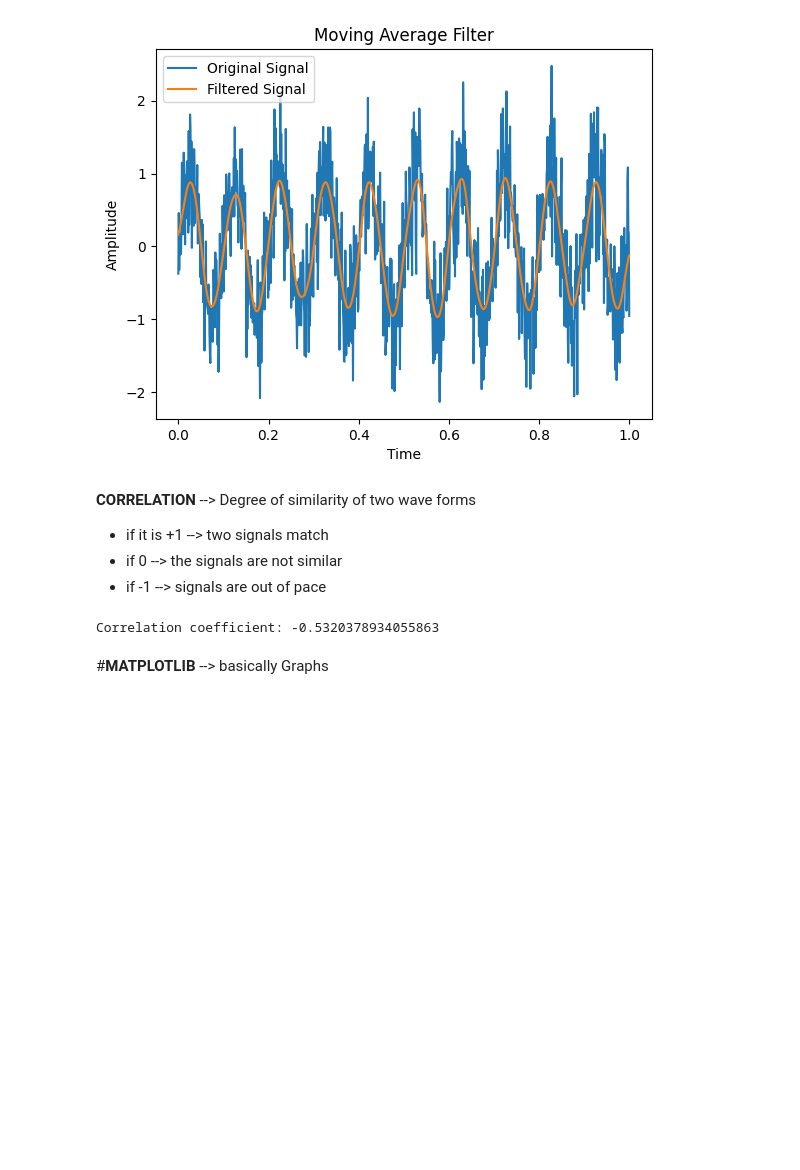
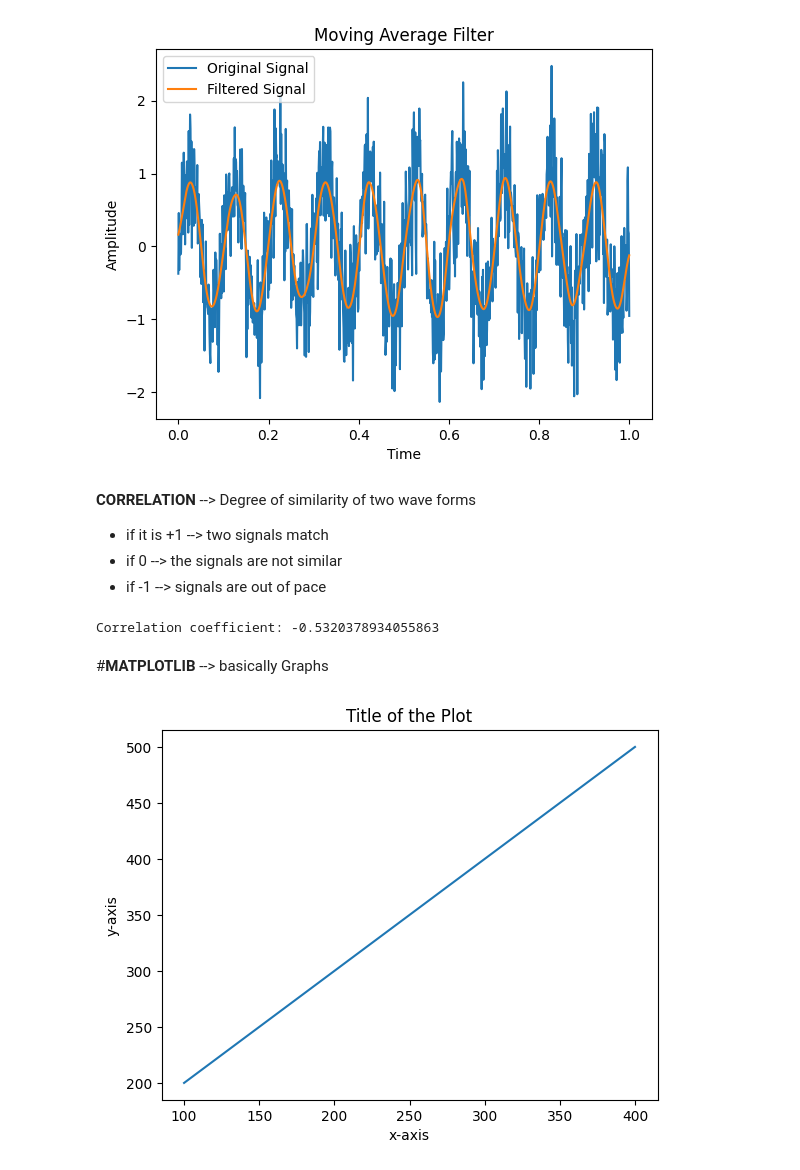
Before and after one commit to ayushi-006/Hands_on_Pandas-, a Jupyter notebook: PANDAS.ipynb, the cells around one changed output. Saved outputs shown, nothing was run; the diff lists cells and outputs as text; code cells hidden in the pictures; blank space fills up the shorter version.

```diff
--- a/PANDAS.ipynb
+++ b/PANDAS.ipynb
@@ -1202,3 +1202,17 @@ print("Correlation coefficient:", correlation)
 Correlation coefficient: -0.5320378934055863
 # %% [markdown]
 #**MATPLOTLIB**  --> basically Graphs
+# %%
+x = [100, 200, 300, 400]
+y = [200, 300, 400, 500]
+
+# plotting the data
+plt.plot(x, y)
+# Adding the title
+plt.title("Title of the Plot")
+# Adding the labels
+plt.ylabel("y-axis")
+plt.xlabel("x-axis")
+plt.show()
+# %% [output]
+[figure, added]
```
Also changed, not shown: parts of 10 cells of this notebook.
